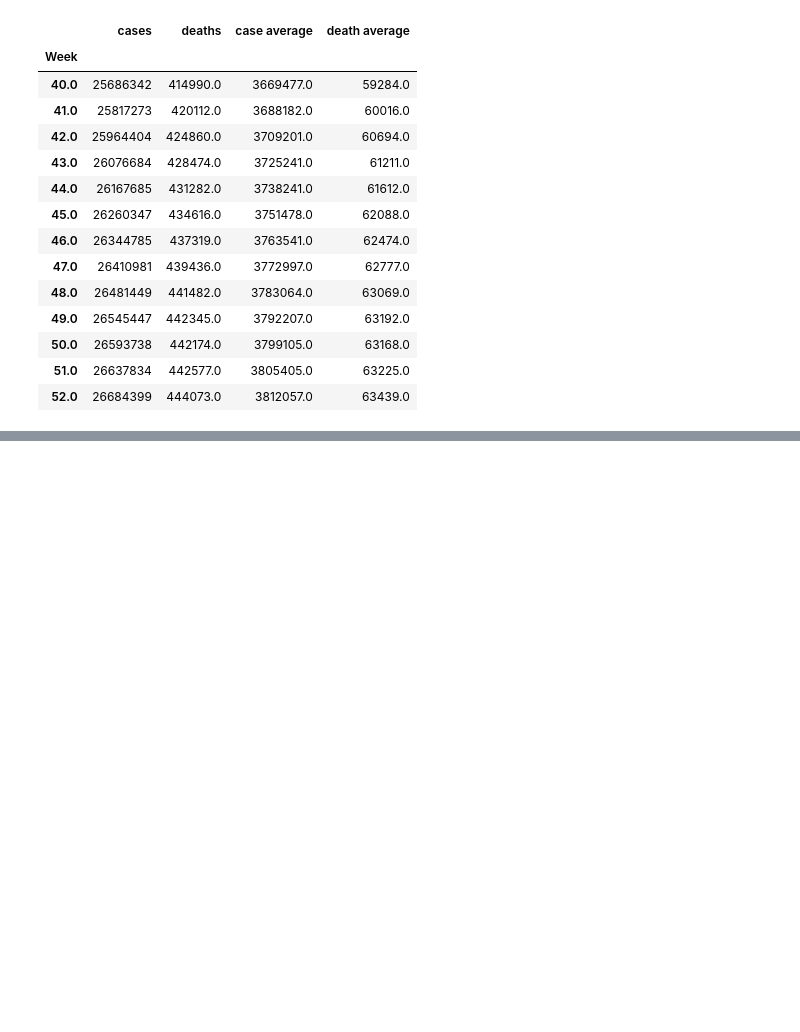
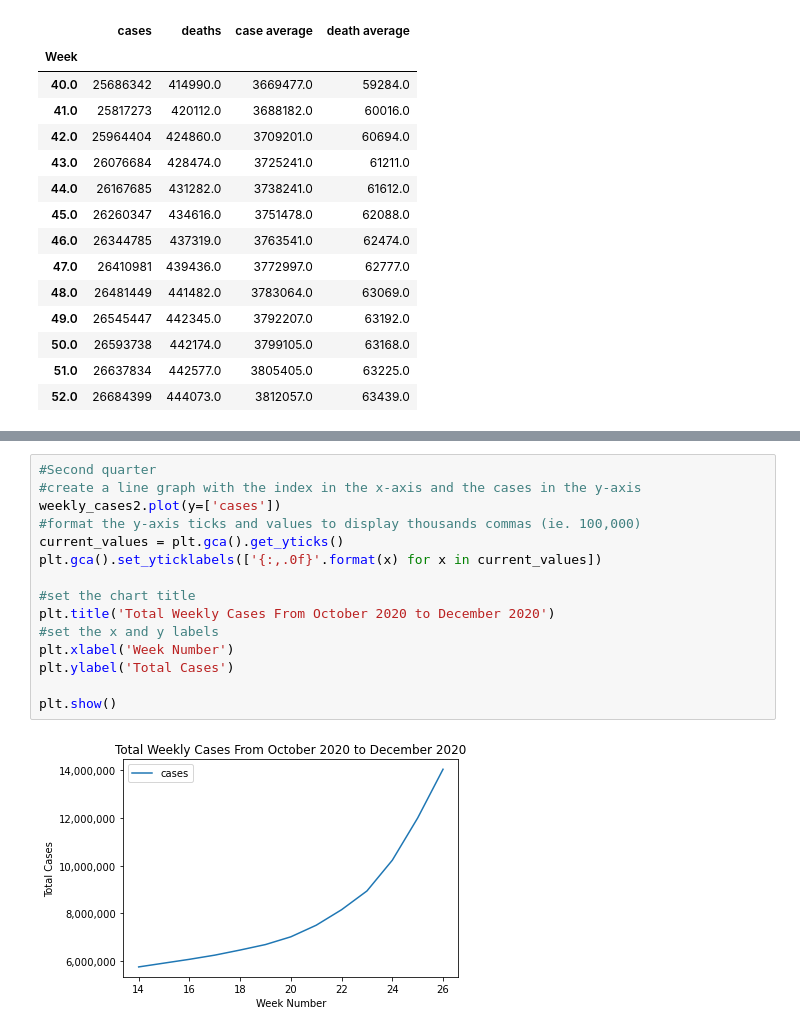
Before and after one commit to KellyStave/Project-1-, a Jupyter notebook: Weekly Analysis/Weekly Analysis.ipynb, the cells around one changed output, grey strips where cells are left out. Drawn from its saved outputs; the diff is of its cells as text; blank space fills up the shorter version.

```diff
--- a/Weekly Analysis/Weekly Analysis.ipynb
+++ b/Weekly Analysis/Weekly Analysis.ipynb
@@ -625,0 +341,17 @@ plt.show()
+# %%
+#Second quarter
+#create a line graph with the index in the x-axis and the cases in the y-axis
+weekly_cases2.plot(y=['cases'])
+#format the y-axis ticks and values to display thousands commas (ie. 100,000)
+current_values = plt.gca().get_yticks()
+plt.gca().set_yticklabels(['{:,.0f}'.format(x) for x in current_values])
+
+#set the chart title
+plt.title('Total Weekly Cases From October 2020 to December 2020')
+#set the x and y labels
+plt.xlabel('Week Number')
+plt.ylabel('Total Cases')
+
+plt.show()
+# %% [output]
+[figure, added]
```
Also changed, not shown: parts of 40 cells of this notebook.
